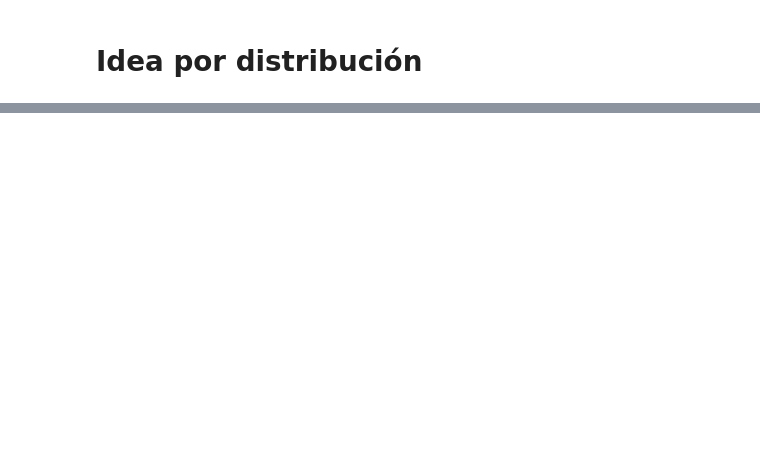
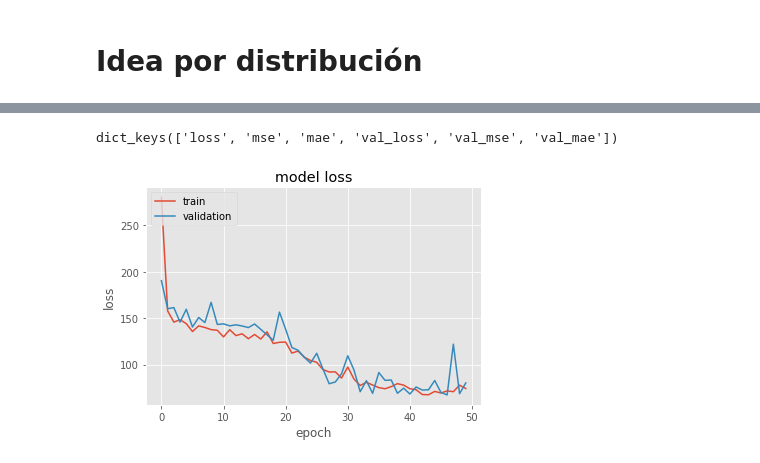
Before and after one commit to jcval94/Generic_Function, a Jupyter notebook: Distribuciones_(2).ipynb, the cells around one changed output, grey strips where cells are left out. Drawn from its saved outputs; the diff is of its cells as text; code cells hidden in the pictures; blank space fills up the shorter version.

```diff
--- a/Distribuciones_(2).ipynb
+++ b/Distribuciones_(2).ipynb
@@ -378,19 +414,27 @@ for i in range(2500):
 # %%
+resultados_ = [[m1, s1, m2, s2] for m1, s1, m2, s2, difer in resultados]
+
 X = evidencia.copy()
-y = resultados.copy()
-X_train, X_test, y_train, y_test = train_test_split(evidencia, resultados, test_size=0.33, random_state=42)
+y = resultados_.copy()
+
+X_train, X_test, y_train, y_test = train_test_split(X, y, test_size=0.33, random_state=42)
 # %%
+import copy
 input0 = Input(shape=(len(valor),))
 input1 = Input(shape=(len(coords[1]),))
 input2 = Input(shape=(len(coords[1]),))
-input3 = Input(shape=(len(barras),))
-inputs_ = [input0, input1, input2, input3]
+input3 = Input(shape=(11,))
+input4 = Input(shape=(101,))
+inputs_ = [input0, input1, input2, input3, input4]
 merged = Concatenate(axis=1)(inputs_)
+
 dense1 = Dense(328, input_dim=4, kernel_initializer='normal', activation='relu')(merged)#, activation='sigmoid', use_bias=True
-dense2 = Dense(64, activation='relu')(dense1)
-dense3 = Dense(32, activation='relu')(dense2)
+dense2 = Dense(128, activation='relu')(dense1)
+dense21 = Dense(64, activation='relu')(dense1)
+dense3 = Dense(32, activation='relu')(dense21)
 dense4 = Dense(8, activation='relu')(dense3)
-output = Dense(1, activation='linear')(dense4)
-model10 = keras.models.Model(inputs=inputs_, outputs=output)
-model10.summary()
+output = Dense(4, activation='linear')(dense4)
+model_m1 = keras.models.Model(inputs=inputs_, outputs=output)
+# model_m2 = copy.deepcopy(model_m1)
+model_m1.summary()
 # %% [output]
@@ -451,13 +506,13 @@ import datetime
 logdir = "logs/fit/" + datetime.datetime.now().strftime("%Y%m%d-%H%M%S")
 tensorboard = TensorBoard(log_dir= logdir)
 
-model10.compile(loss='mse', optimizer='adam', metrics=['mse','mae'])
+model_m1.compile(loss='mse', optimizer='adam', metrics=['mse','mae'])
 
-history=model10.fit([inp0, inp1, inp2, inp3], outp1,
-                  epochs=30,
+history=model_m1.fit([inp0, inp1, inp2, inp3, inp4], outp1,
+                  epochs=50,
                   verbose=1,
                   validation_split=0.2,
                   callbacks=[tensorboard])
 
-# predictions = model10.predict((X_test))
+predictions = model_m1.predict([inp0_, inp1_, inp2_, inp3_, inp4_])
 # %% [output]
@@ -480,0 +536,14 @@ Epoch 30/30
+# %%
+# max([np.abs(pr-pra) for pr, pra in predictions])
+print(history.history.keys())
+# "Loss"
+plt.plot(history.history['loss'])
+plt.plot(history.history['val_loss'])
+plt.title('model loss')
+plt.ylabel('loss')
+plt.xlabel('epoch')
+plt.legend(['train', 'validation'], loc='upper left')
+plt.show()
+# %% [output]
+dict_keys(['loss', 'mse', 'mae', 'val_loss', 'val_mse', 'val_mae'])
+[figure, added]
```
Also changed, not shown: parts of 44 cells of this notebook.
